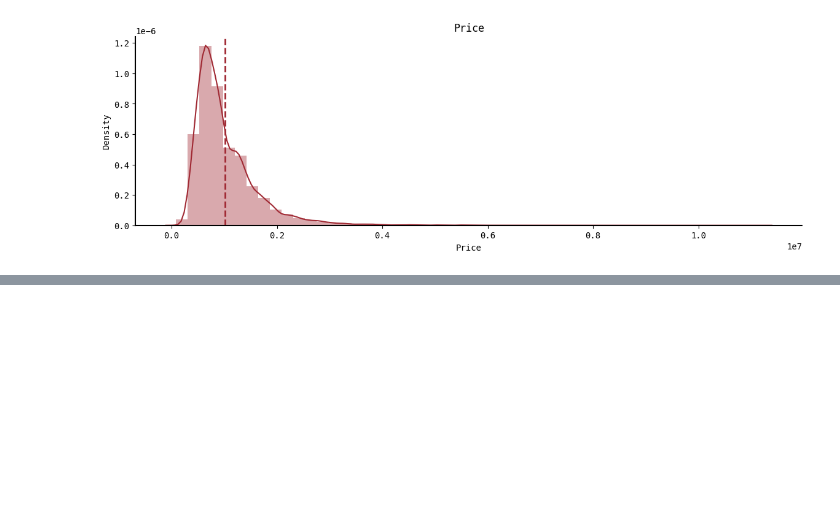
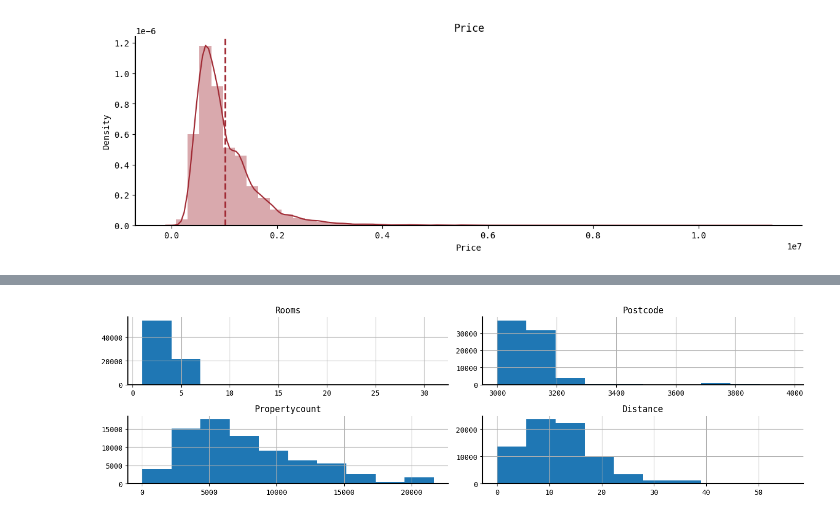
Before and after one commit to wumusill/Kaggul, a Jupyter notebook: Melbourne/melbourne.ipynb, the cells around one changed output, grey strips where cells are left out. Drawn from its saved outputs; the diff is of its cells as text; code cells hidden in the pictures; blank space fills up the shorter version.

```diff
--- a/Melbourne/melbourne.ipynb
+++ b/Melbourne/melbourne.ipynb
@@ -184,0 +276,20 @@ dtype: int64
+# %%
+features = [
+    'Suburb',
+    # 'Address',
+    'Rooms',
+    'Type',
+    # 'Price',
+    'Method',
+    # 'SellerG',
+    # 'Date',
+    'Postcode',
+    'Regionname',
+    'Propertycount',
+    'Distance',
+    'CouncilArea',
+    'yearmonth'
+    ]
+# %%
+data = data[features]
+data.head()
@@ -184,0 +303,12 @@ dtype: int64
+# %%
+train = data.loc[~condition, :]
+test = data.loc[condition, :]
+
+train = train.dropna()
+test = test.dropna()
+
+print(train.shape)
+print(test.shape)
+
+display(train.head())
+display(test.head())
@@ -184,0 +395,3 @@ dtype: int64
+# %%
+train_num = train.select_dtypes(include="number").reset_index(drop=True)
+train_num.head()
@@ -184,0 +405,5 @@ dtype: int64
+# %%
+train_num.hist();
+plt.tight_layout()
+# %% [output]
+[figure, added]
```
Also changed, not shown: parts of 62 cells of this notebook.
